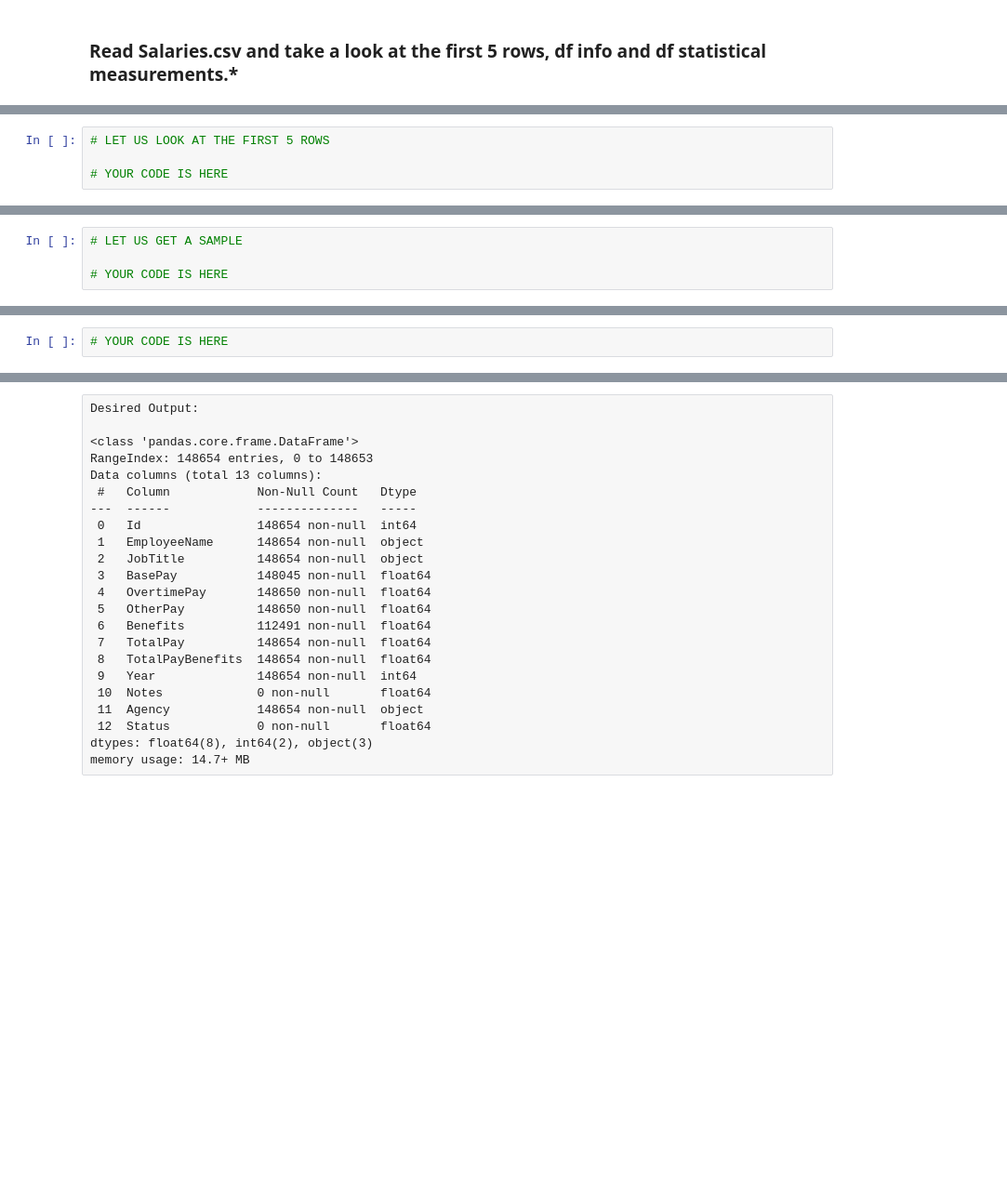
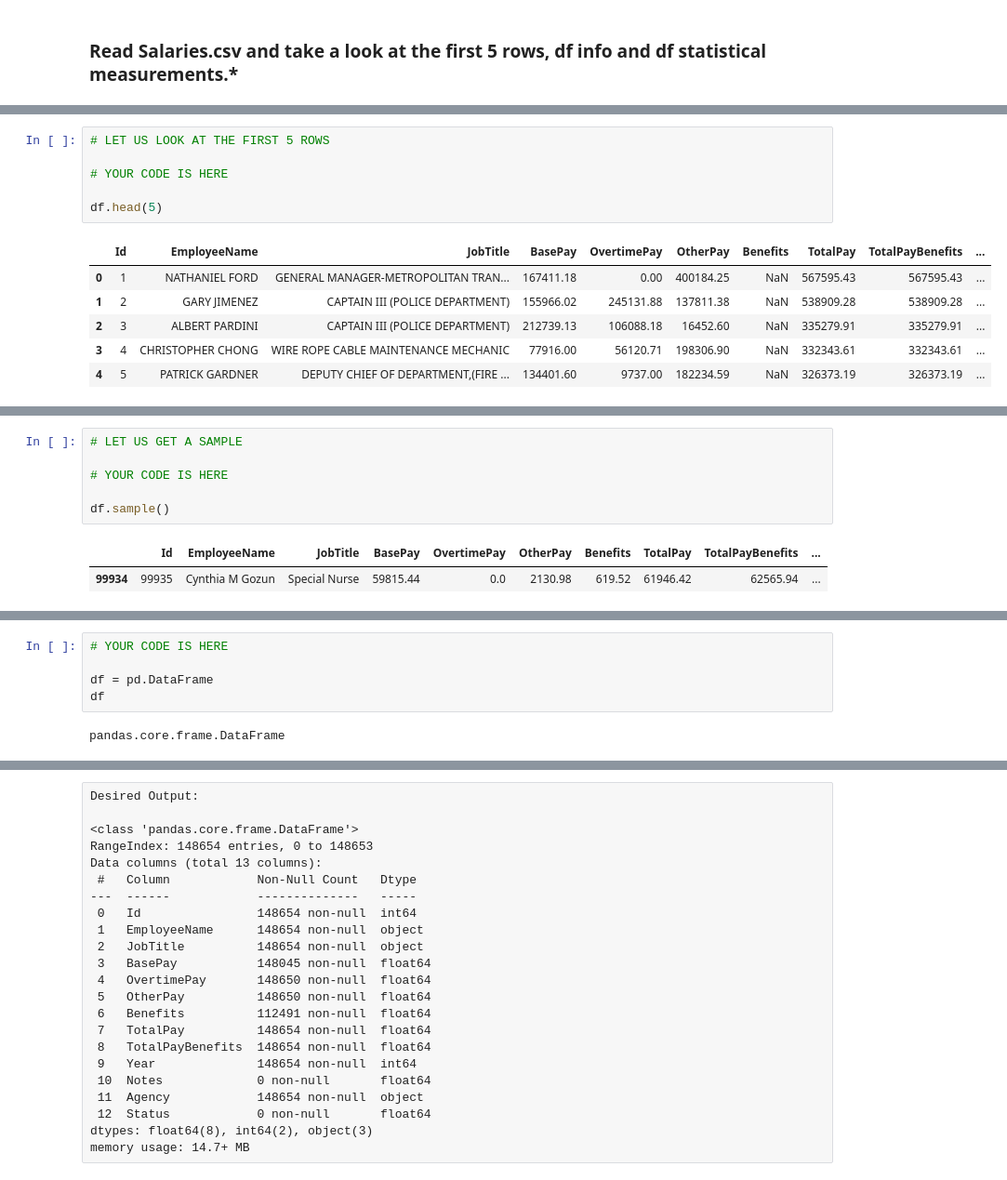
Before and after one commit to veliyorganci/Assigment_1, a Jupyter notebook: Assignment_01_Student.ipynb, the cells around one changed output, grey strips where cells are left out. Shown: that part at 93% size. Saved outputs shown, nothing was run; the diff lists cells and outputs as text; blank space fills up the shorter version.

```diff
--- a/Assignment_01_Student.ipynb
+++ b/Assignment_01_Student.ipynb
@@ -417,7 +625,16 @@ import pandas as pd
 # %%
 # LET US LOOK AT THE FIRST 5 ROWS
 
 # YOUR CODE IS HERE
+
+df.head(5)
+# %% [output]
+|  | Id | EmployeeName | JobTitle | BasePay | OvertimePay | OtherPay | Benefits | TotalPay | TotalPayBenefits | ... |
+| 0 | 1 | NATHANIEL FORD | GENERAL MANAGER-METROPOLITAN TRAN... | 167411.18 | 0.00 | 400184.25 | NaN | 567595.43 | 567595.43 | ... |
+| 1 | 2 | GARY JIMENEZ | CAPTAIN III (POLICE DEPARTMENT) | 155966.02 | 245131.88 | 137811.38 | NaN | 538909.28 | 538909.28 | ... |
+| 2 | 3 | ALBERT PARDINI | CAPTAIN III (POLICE DEPARTMENT) | 212739.13 | 106088.18 | 16452.60 | NaN | 335279.91 | 335279.91 | ... |
+| 3 | 4 | CHRISTOPHER CHONG | WIRE ROPE CABLE MAINTENANCE MECHANIC | 77916.00 | 56120.71 | 198306.90 | NaN | 332343.61 | 332343.61 | ... |
+| 4 | 5 | PATRICK GARDNER | DEPUTY CHIEF OF DEPARTMENT,(FIRE ... | 134401.60 | 9737.00 | 182234.59 | NaN | 326373.19 | 326373.19 | ... |
 # %% [markdown]
 Desired Output:
 
@@ -426,9 +643,19 @@ Desired Output:
 # LET US GET A SAMPLE
 
 # YOUR CODE IS HERE
+
+df.sample()
+# %% [output]
+|  | Id | EmployeeName | JobTitle | BasePay | OvertimePay | OtherPay | Benefits | TotalPay | TotalPayBenefits | ... |
+| 99934 | 99935 | Cynthia M Gozun | Special Nurse | 59815.44 | 0.0 | 2130.98 | 619.52 | 61946.42 | 62565.94 | ... |
 # %% [markdown]
 Desired Output (WATCH OUT! Your output may NOT be the same as the one):
 
 ![image.png](https://i.ibb.co/mcsCxxC/assignment1b.png)
 # %%
 # YOUR CODE IS HERE
+
+df = pd.DataFrame
+df
+# %% [output]
+pandas.core.frame.DataFrame
```
Also changed, not shown: parts of 70 cells of this notebook.
